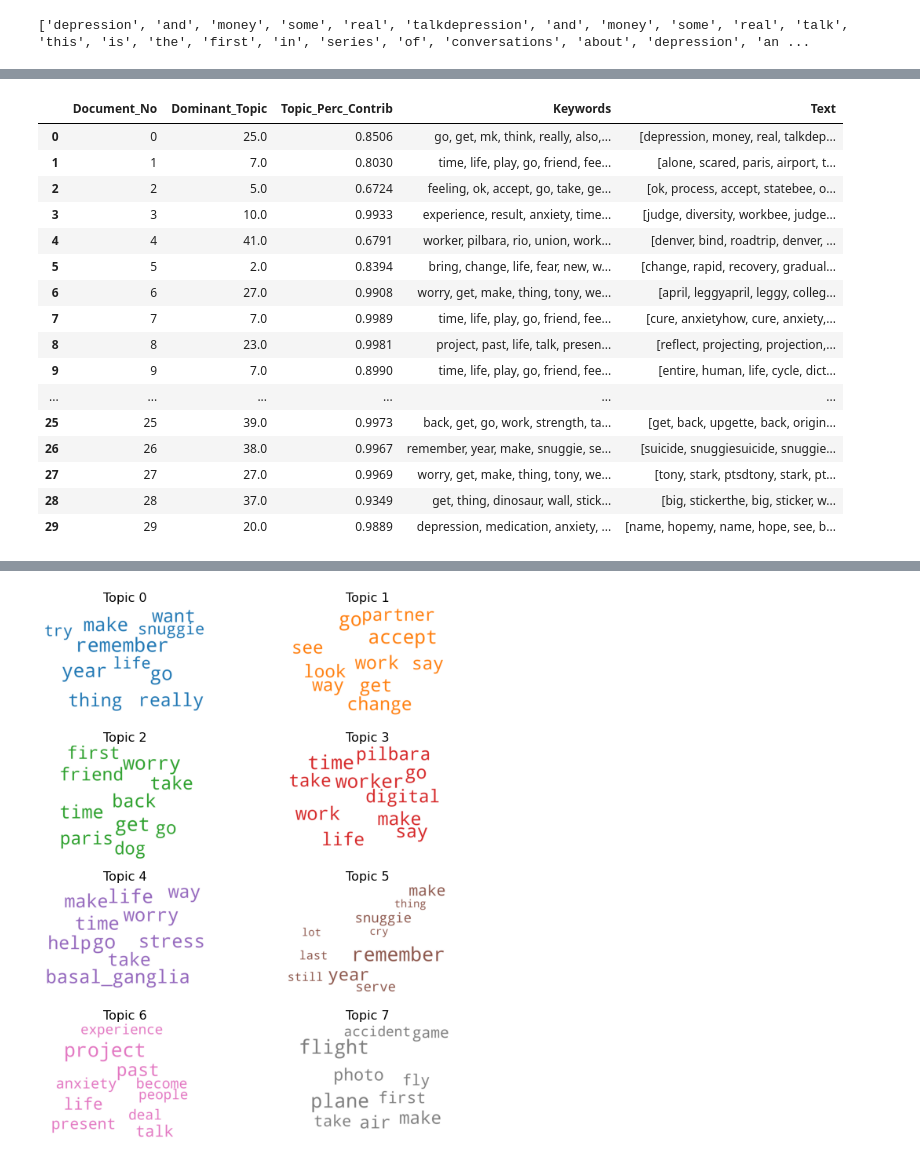
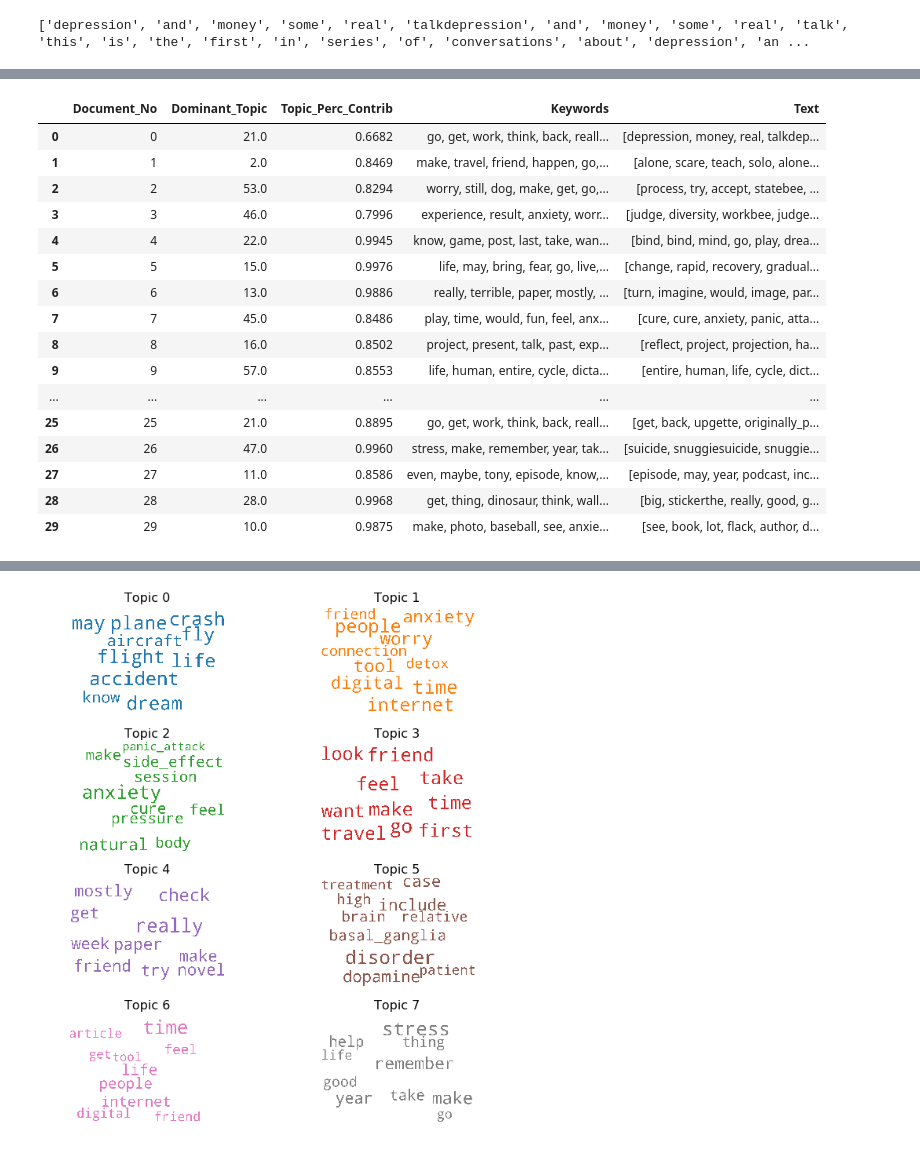
Before and after one commit to MoriZi/Topic_based_Gap_Analysis, a Jupyter notebook: Anxiety/Code/TopicModelingMedium/Topic_modelling_Medium2013.ipynb, the cells around one changed output, grey strips where cells are left out. Drawn from its saved outputs; the diff is of its cells as text; code cells hidden in the pictures.

Commit message:
Revert "Found optimal num topics for 2013, 2014"
This reverts commit d08b1e5df7e1e7db21757cd187b8f4c594872d77.

```diff
--- a/Anxiety/Code/TopicModelingMedium/Topic_modelling_Medium2013.ipynb
+++ b/Anxiety/Code/TopicModelingMedium/Topic_modelling_Medium2013.ipynb
@@ -30,7 +30,7 @@ stop_words = stopwords.words('english')
 stop_words.extend(['from', 'subject', 're', 'edu', 'use'])
 # %%
 #Load Dataset
-df=pd.read_csv('/Users/mahika.p/OneDrive - Cornell University/Anxiety/Topic_based_Gap_Analysis/Anxiety/Data/CSV/medium_text_2013.csv')
+df=pd.read_csv('/home/smriti/Desktop/NLP/MITACS/Anxiety/Data/CSV/Medium/medium_text_2013.csv')
 #getting rid of NaN
 df=df.replace(np.nan, '', regex=True)
 #Combining title and text
@@ -105,7 +109,7 @@ data_words_bigrams = make_bigrams(data_words_nostops)
 
 # Initialize spacy 'en' model, keeping only tagger component (for efficiency)
 # python3 -m spacy download en
-nlp = spacy.load("en_core_web_sm")
+nlp = spacy.load('en', disable=['parser', 'ner'])
 
 # Do lemmatization keeping only noun, adj, vb, adv
 data_lemmatized = lemmatization(data_words_bigrams, allowed_postags=['NOUN', 'ADJ', 'VERB', 'ADV'])
@@ -126,7 +130,7 @@ corpus = [id2word.doc2bow(text) for text in texts]
 # Build LDA model
 lda_model = gensim.models.ldamodel.LdaModel(corpus=corpus,
                                            id2word=id2word,
-                                           num_topics=44,
+                                           num_topics=60,
                                            random_state=100,
                                            update_every=1,
                                            chunksize=100,
@@ -209,22 +213,22 @@ df_dominant_topic.head()
 df_dominant_topic
 # %% [output]
 |  | Document_No | Dominant_Topic | Topic_Perc_Contrib | Keywords | Text |
-| 0 | 0 | 25.0 | 0.8506 | go, get, mk, think, really, also,... | [depression, money, real, talkdep... |
-| 1 | 1 | 7.0 | 0.8030 | time, life, play, go, friend, fee... | [alone, scared, paris, airport, t... |
-| 2 | 2 | 5.0 | 0.6724 | feeling, ok, accept, go, take, ge... | [ok, process, accept, statebee, o... |
-| 3 | 3 | 10.0 | 0.9933 | experience, result, anxiety, time... | [judge, diversity, workbee, judge... |
-| 4 | 4 | 41.0 | 0.6791 | worker, pilbara, rio, union, work... | [denver, bind, roadtrip, denver, ... |
-| 5 | 5 | 2.0 | 0.8394 | bring, change, life, fear, new, w... | [change, rapid, recovery, gradual... |
-| 6 | 6 | 27.0 | 0.9908 | worry, get, make, thing, tony, we... | [april, leggyapril, leggy, colleg... |
-| 7 | 7 | 7.0 | 0.9989 | time, life, play, go, friend, fee... | [cure, anxietyhow, cure, anxiety,... |
-| 8 | 8 | 23.0 | 0.9981 | project, past, life, talk, presen... | [reflect, projecting, projection,... |
-| 9 | 9 | 7.0 | 0.8990 | time, life, play, go, friend, fee... | [entire, human, life, cycle, dict... |
+| 0 | 0 | 21.0 | 0.6682 | go, get, work, think, back, reall... | [depression, money, real, talkdep... |
+| 1 | 1 | 2.0 | 0.8469 | make, travel, friend, happen, go,... | [alone, scare, teach, solo, alone... |
+| 2 | 2 | 53.0 | 0.8294 | worry, still, dog, make, get, go,... | [process, try, accept, statebee, ... |
+| 3 | 3 | 46.0 | 0.7996 | experience, result, anxiety, worr... | [judge, diversity, workbee, judge... |
+| 4 | 4 | 22.0 | 0.9945 | know, game, post, last, take, wan... | [bind, bind, mind, go, play, drea... |
+| 5 | 5 | 15.0 | 0.9976 | life, may, bring, fear, go, live,... | [change, rapid, recovery, gradual... |
+| 6 | 6 | 13.0 | 0.9886 | really, terrible, paper, mostly, ... | [turn, imagine, would, image, par... |
+| 7 | 7 | 45.0 | 0.8486 | play, time, would, fun, feel, anx... | [cure, cure, anxiety, panic, atta... |
+| 8 | 8 | 16.0 | 0.8502 | project, present, talk, past, exp... | [reflect, project, projection, ha... |
+| 9 | 9 | 57.0 | 0.8553 | life, human, entire, cycle, dicta... | [entire, human, life, cycle, dict... |
 | ... | ... | ... | ... | ... | ... |
-| 25 | 25 | 39.0 | 0.9973 | back, get, go, work, strength, ta... | [get, back, upgette, back, origin... |
-| 26 | 26 | 38.0 | 0.9967 | remember, year, make, snuggie, se... | [suicide, snuggiesuicide, snuggie... |
-| 27 | 27 | 27.0 | 0.9969 | worry, get, make, thing, tony, we... | [tony, stark, ptsdtony, stark, pt... |
-| 28 | 28 | 37.0 | 0.9349 | get, thing, dinosaur, wall, stick... | [big, stickerthe, big, sticker, w... |
-| 29 | 29 | 20.0 | 0.9889 | depression, medication, anxiety, ... | [name, hopemy, name, hope, see, b... |
+| 25 | 25 | 21.0 | 0.8895 | go, get, work, think, back, reall... | [get, back, upgette, originally_p... |
+| 26 | 26 | 47.0 | 0.9960 | stress, make, remember, year, tak... | [suicide, snuggiesuicide, snuggie... |
+| 27 | 27 | 11.0 | 0.8586 | even, maybe, tony, episode, know,... | [episode, may, year, podcast, inc... |
+| 28 | 28 | 28.0 | 0.9968 | get, thing, dinosaur, think, wall... | [big, stickerthe, really, good, g... |
+| 29 | 29 | 10.0 | 0.9875 | make, photo, baseball, see, anxie... | [see, book, lot, flack, author, d... |
 # %%
 doc_lens = [len(d) for d in df_dominant_topic.Text]
 
@@ -252,33 +256,33 @@ import matplotlib.colors as mcolors
 
 cols = [color for name, color in mcolors.TABLEAU_COLORS.items()]  # more colors: 'mcolors.XKCD_COLORS'
 
 cloud = WordCloud(stopwords=stop_words,
                   background_color='white',
                   width=2500,
                   height=1800,
-                  max_words=20,
+                  max_words=10,
                   colormap='tab10',
                   color_func=lambda *args, **kwargs: cols[i],
                   prefer_horizontal=1.0)
 
 topics = lda_model.show_topics(formatted=False)
 
 fig, axes = plt.subplots(4, 2, figsize=(10,10), sharex=True, sharey=True)
 
 for i, ax in enumerate(axes.flatten()):
     fig.add_subplot(ax)
     topic_words = dict(topics[i][1])
     cloud.generate_from_frequencies(topic_words, max_font_size=300)
     plt.gca().imshow(cloud)
     plt.gca().set_title('Topic ' + str(i), fontdict=dict(size=16))
     plt.gca().axis('off')
 
 
 plt.subplots_adjust(wspace=0, hspace=0)
 plt.axis('off')
 plt.margins(x=0, y=0)
 plt.tight_layout()
 plt.show()
 # %% [output]
-[figure, old version]
+[figure, new version]
 # %%
```
Also changed, not shown: parts of 9 cells of this notebook, 4 other files.
